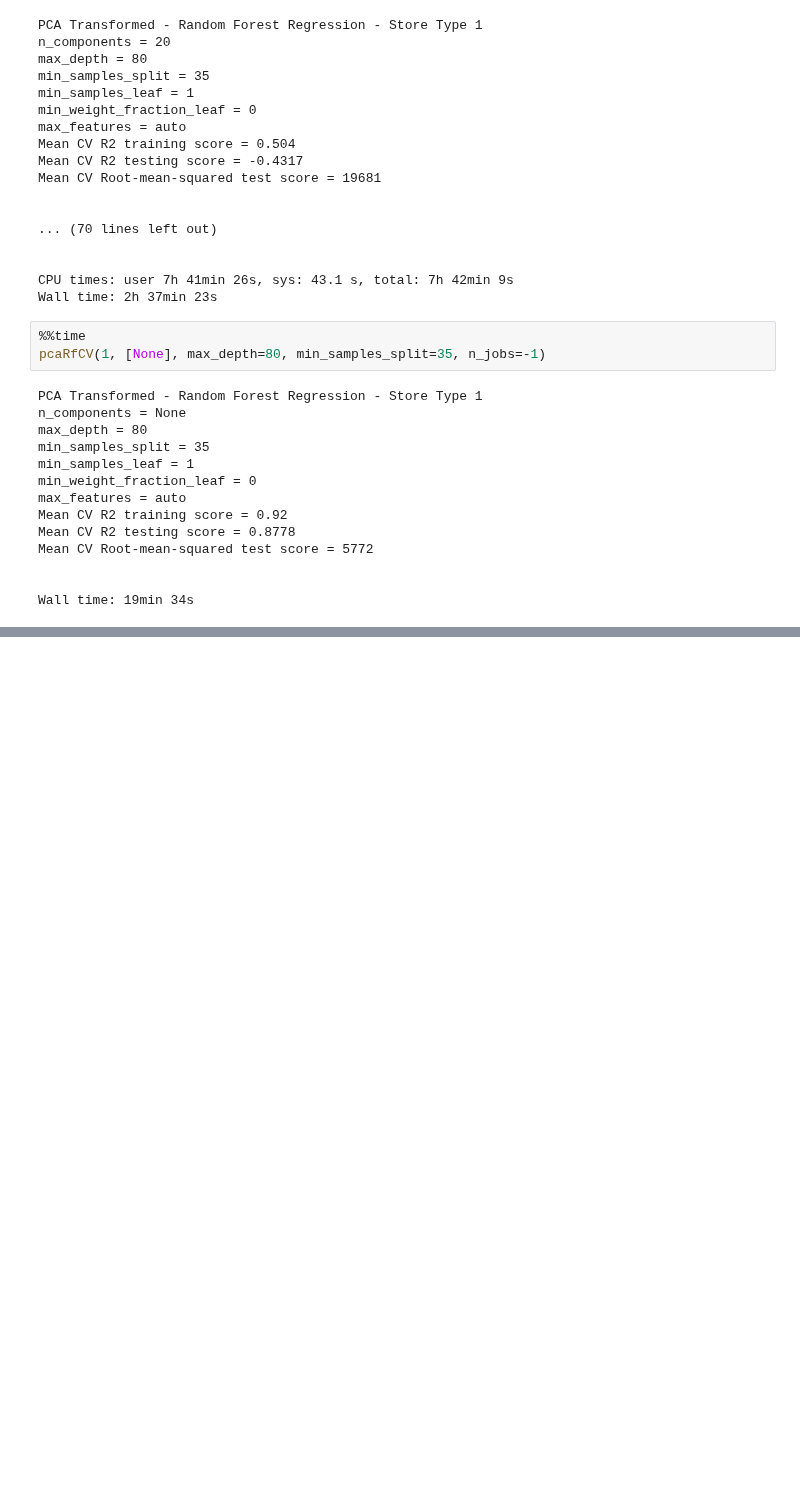
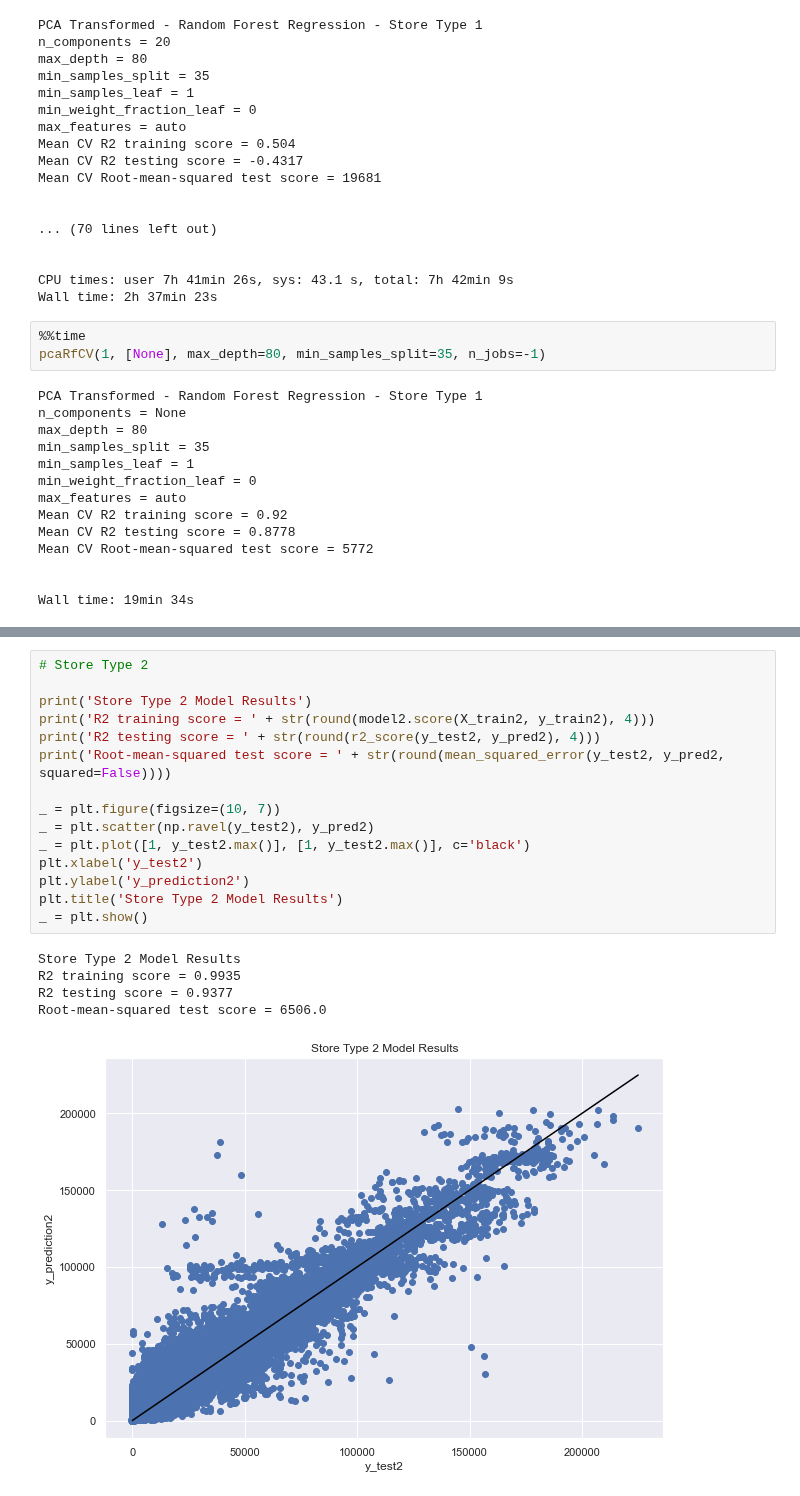
Before and after one commit to Dylan-C-Neal/capstone1-retail_forecasting, a Jupyter notebook: notebooks/C1S4-Modeling.ipynb, the cells around one changed output, grey strips where cells are left out. Drawn from its saved outputs; the diff is of its cells as text; blank space fills up the shorter version.

```diff
--- a/notebooks/C1S4-Modeling.ipynb
+++ b/notebooks/C1S4-Modeling.ipynb
@@ -1217,0 +1068,21 @@ m0testsummary.describe()
+# %%
+# Store Type 2
+
+print('Store Type 2 Model Results')
+print('R2 training score = ' + str(round(model2.score(X_train2, y_train2), 4)))
+print('R2 testing score = ' + str(round(r2_score(y_test2, y_pred2), 4)))
+print('Root-mean-squared test score = ' + str(round(mean_squared_error(y_test2, y_pred2, squared=False))))
+
+_ = plt.figure(figsize=(10, 7))
+_ = plt.scatter(np.ravel(y_test2), y_pred2)
+_ = plt.plot([1, y_test2.max()], [1, y_test2.max()], c='black')
+plt.xlabel('y_test2')
+plt.ylabel('y_prediction2')
+plt.title('Store Type 2 Model Results')
+_ = plt.show()
+# %% [output]
+Store Type 2 Model Results
+R2 training score = 0.9935
+R2 testing score = 0.9377
+Root-mean-squared test score = 6506.0
+[figure, added]
```
Also changed, not shown: parts of 70 cells of this notebook, 1 other file.
